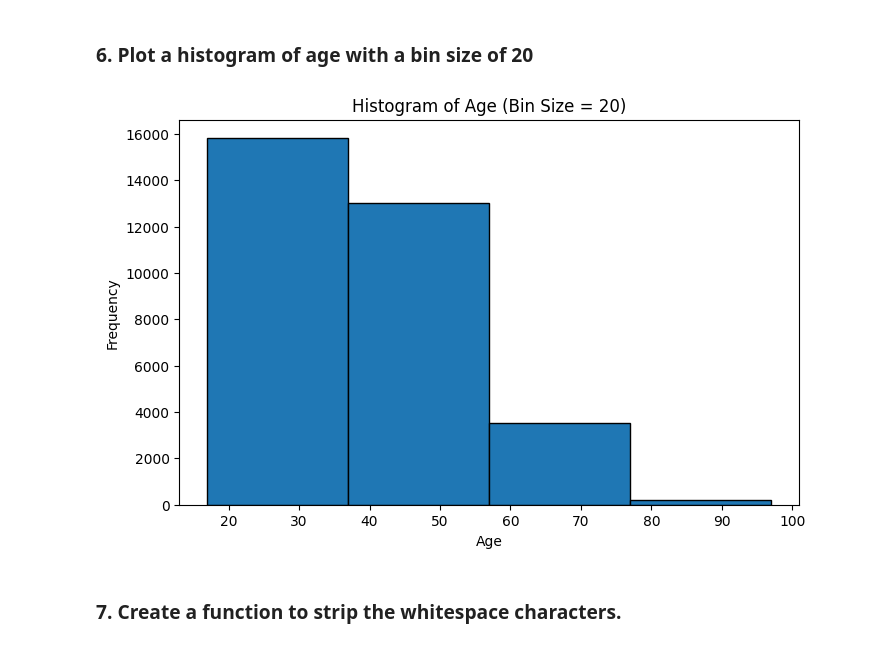
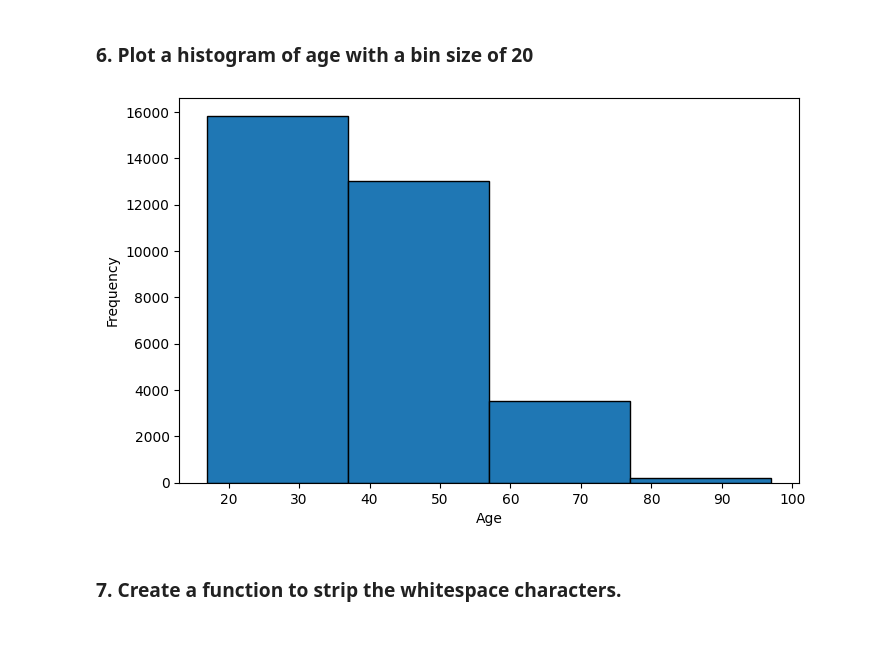
Before and after one commit to gabriel-joseph/data_science_portfolio, a Jupyter notebook: summer2025/dsc540_data_preparation/week34/week3_and_4_vance_g.ipynb, the cells around one changed output. Drawn from its saved outputs; the diff is of its cells as text; code cells hidden in the pictures.

```diff
--- a/summer2025/dsc540_data_preparation/week34/week3_and_4_vance_g.ipynb
+++ b/summer2025/dsc540_data_preparation/week34/week3_and_4_vance_g.ipynb
@@ -233,13 +233,12 @@ age_education_occupation_df.head()
 # %%
 # Plot a histogram of age with a bin size of 20
 plt.figure(figsize=(8, 5))
 plt.hist(adult_income_df.iloc[:, 0], bins=range(int(adult_income_df.iloc[:, 0].min()), int(adult_income_df.iloc[:, 0].max()) + 20, 20), edgecolor='black')
 plt.xlabel('Age')
 plt.ylabel('Frequency')
-plt.title('Histogram of Age (Bin Size = 20)')
 plt.show()
 # %% [output]
-[figure, old version]
+[figure, new version]
 # %% [markdown]
 ### 7. Create a function to strip the whitespace characters.
 # %%
```
Also changed, not shown: parts of 21 cells of this notebook.
